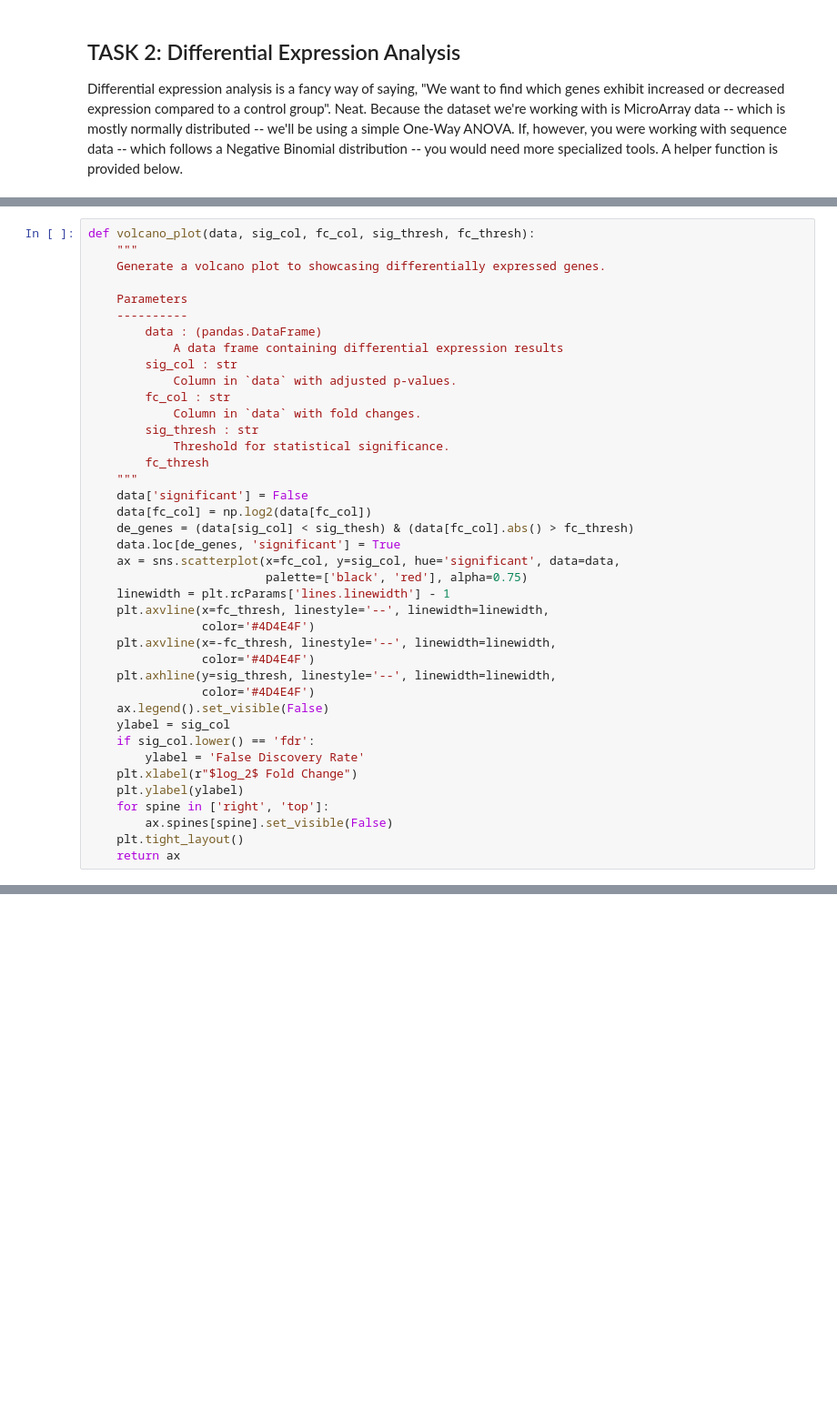
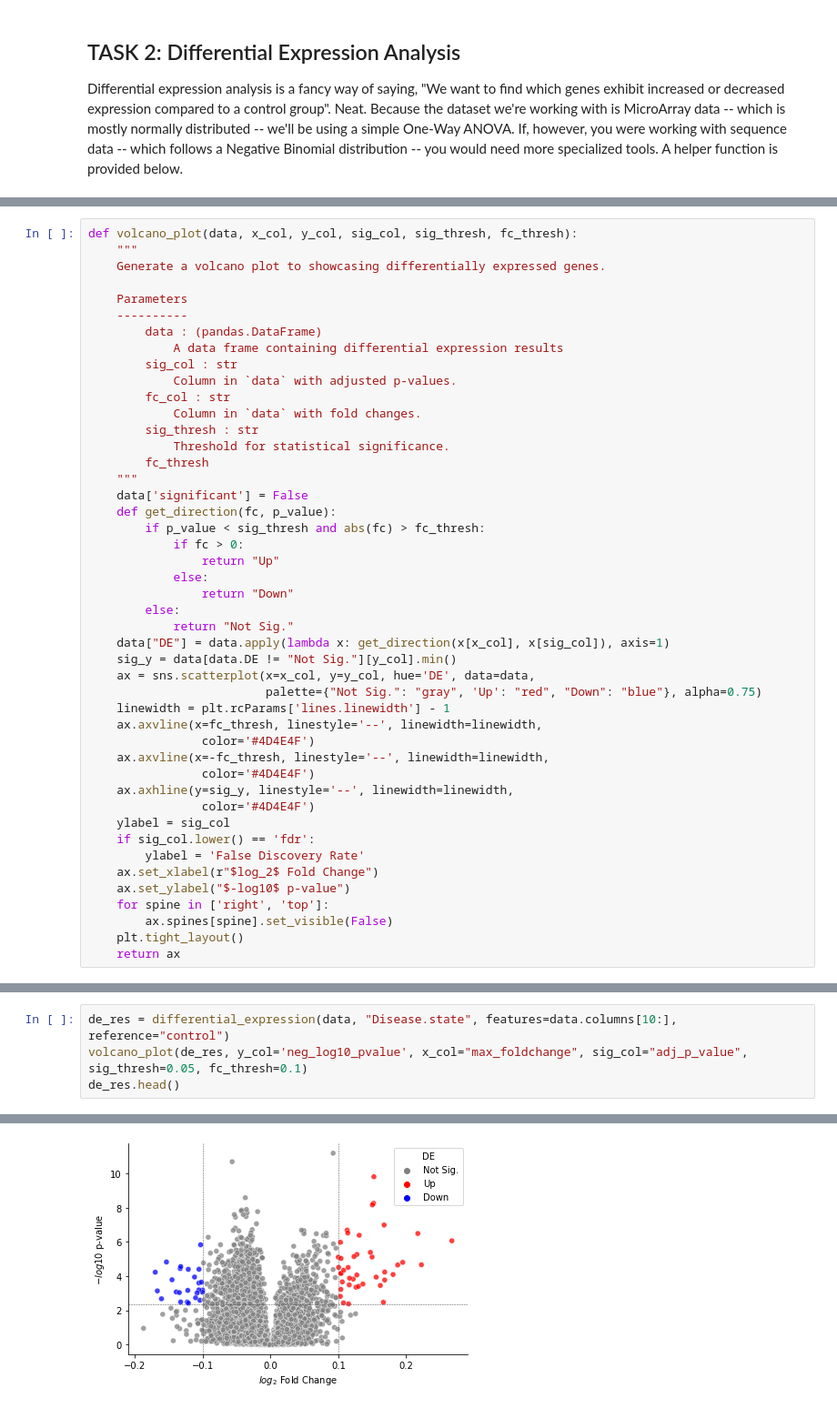
Before and after one commit to BRITE-REU/programming-workshops, a Jupyter notebook: source/workshops/05_visualization/files/solutions.ipynb, the cells around one changed output, grey strips where cells are left out. Shown: that part at 91% size. Cells and saved outputs as stored; diff of their text form; blank space fills up the shorter version.

```diff
--- a/source/workshops/05_visualization/files/solutions.ipynb
+++ b/source/workshops/05_visualization/files/solutions.ipynb
@@ -254,5 +277,5 @@ Your first task will be to generate some Volcano plots:
 # %%
-def volcano_plot(data, sig_col, fc_col, sig_thresh, fc_thresh):
+def volcano_plot(data, x_col, y_col, sig_col, sig_thresh, fc_thresh):
     """
     Generate a volcano plot to showcasing differentially expressed genes.
 
@@ -269,24 +292,30 @@ def volcano_plot(data, sig_col, fc_col, sig_thresh, fc_thresh):
         fc_thresh
     """
     data['significant'] = False
-    data[fc_col] = np.log2(data[fc_col])
-    de_genes = (data[sig_col] < sig_thesh) & (data[fc_col].abs() > fc_thresh)
-    data.loc[de_genes, 'significant'] = True
-    ax = sns.scatterplot(x=fc_col, y=sig_col, hue='significant', data=data,
-                         palette=['black', 'red'], alpha=0.75)
+    def get_direction(fc, p_value):
+        if p_value < sig_thresh and abs(fc) > fc_thresh:
+            if fc > 0:
+                return "Up"
+            else:
+                return "Down"
+        else:
+            return "Not Sig."
+    data["DE"] = data.apply(lambda x: get_direction(x[x_col], x[sig_col]), axis=1)
+    sig_y = data[data.DE != "Not Sig."][y_col].min()
+    ax = sns.scatterplot(x=x_col, y=y_col, hue='DE', data=data,
+                         palette={"Not Sig.": "gray", 'Up': "red", "Down": "blue"}, alpha=0.75)
     linewidth = plt.rcParams['lines.linewidth'] - 1
-    plt.axvline(x=fc_thresh, linestyle='--', linewidth=linewidth,
+    ax.axvline(x=fc_thresh, linestyle='--', linewidth=linewidth,
                 color='#4D4E4F')
-    plt.axvline(x=-fc_thresh, linestyle='--', linewidth=linewidth,
+    ax.axvline(x=-fc_thresh, linestyle='--', linewidth=linewidth,
                 color='#4D4E4F')
-    plt.axhline(y=sig_thresh, linestyle='--', linewidth=linewidth,
+    ax.axhline(y=sig_y, linestyle='--', linewidth=linewidth,
                 color='#4D4E4F')
-    ax.legend().set_visible(False)
     ylabel = sig_col
     if sig_col.lower() == 'fdr':
         ylabel = 'False Discovery Rate'
-    plt.xlabel(r"$log_2$ Fold Change")
-    plt.ylabel(ylabel)
+    ax.set_xlabel(r"$log_2$ Fold Change")
+    ax.set_ylabel("$-log10$ p-value")
     for spine in ['right', 'top']:
         ax.spines[spine].set_visible(False)
     plt.tight_layout()
@@ -293,0 +325,5 @@ def volcano_plot(data, sig_col, fc_col, sig_thresh, fc_thresh):
+# %%
+de_res = differential_expression(data, "Disease.state", features=data.columns[10:], reference="control")
+volcano_plot(de_res, y_col='neg_log10_pvalue', x_col="max_foldchange", sig_col="adj_p_value", sig_thresh=0.05, fc_thresh=0.1)
+de_res.head()
+# %% [output]
@@ -293,0 +336 @@ def volcano_plot(data, sig_col, fc_col, sig_thresh, fc_thresh):
+[figure, added]
```
Also changed, not shown: parts of 33 cells of this notebook.
